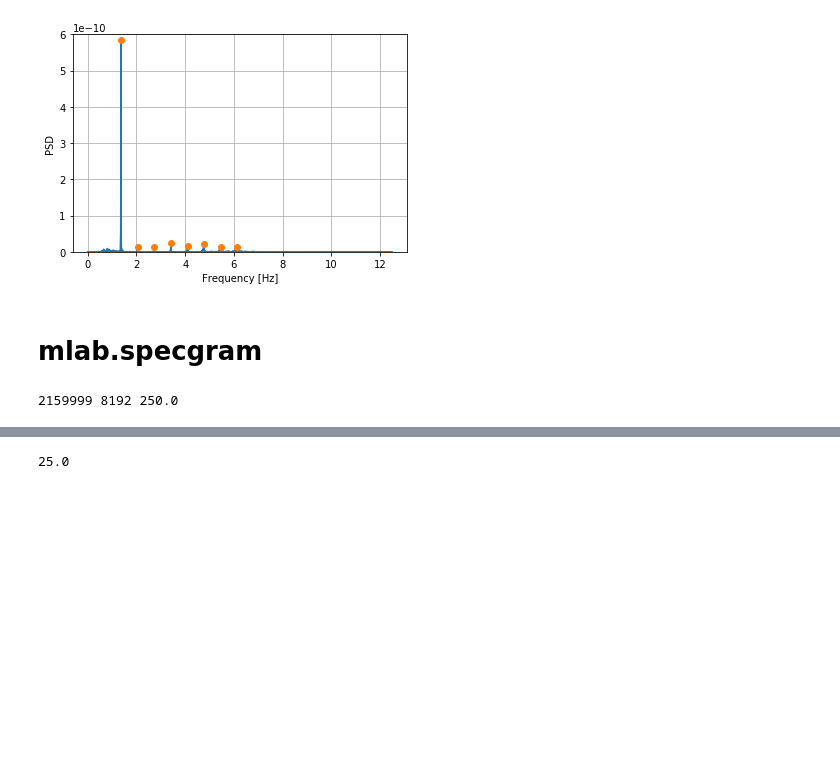
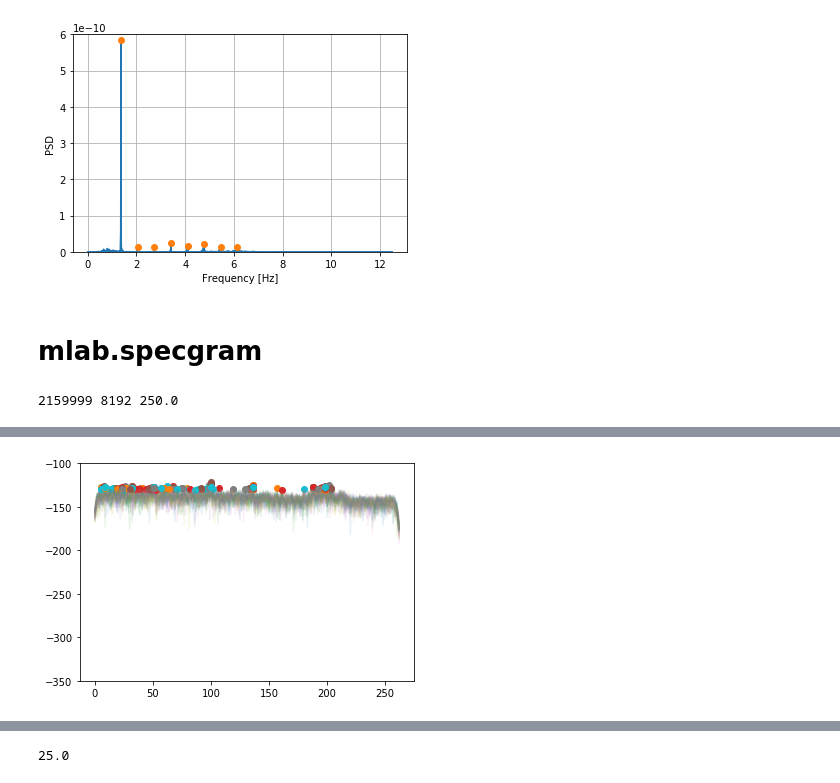
Before and after one commit to DDEssing/thesis_code, a Jupyter notebook: Amplitude_variation.ipynb, the cells around one changed output, grey strips where cells are left out. Cells and saved outputs as stored; diff of their text form; code cells hidden in the pictures; blank space fills up the shorter version.

```diff
--- a/Amplitude_variation.ipynb
+++ b/Amplitude_variation.ipynb
@@ -306,0 +318,9 @@ value_max_f
+# %%
+for i in range(1000,1050):
+    value_max1, index_max1 = searchmaxima(maxima=5, data=np.flip(specgram[i], axis=0))
+    plt.plot(np.flip(specgram[i], axis=0), alpha=.1)
+    plt.plot(index_max1, value_max1, 'o')
+    plt.ylim(-350,-100)
+plt.show()
+# %% [output]
+[figure, added]
```
Also changed, not shown: parts of 17 cells of this notebook.
